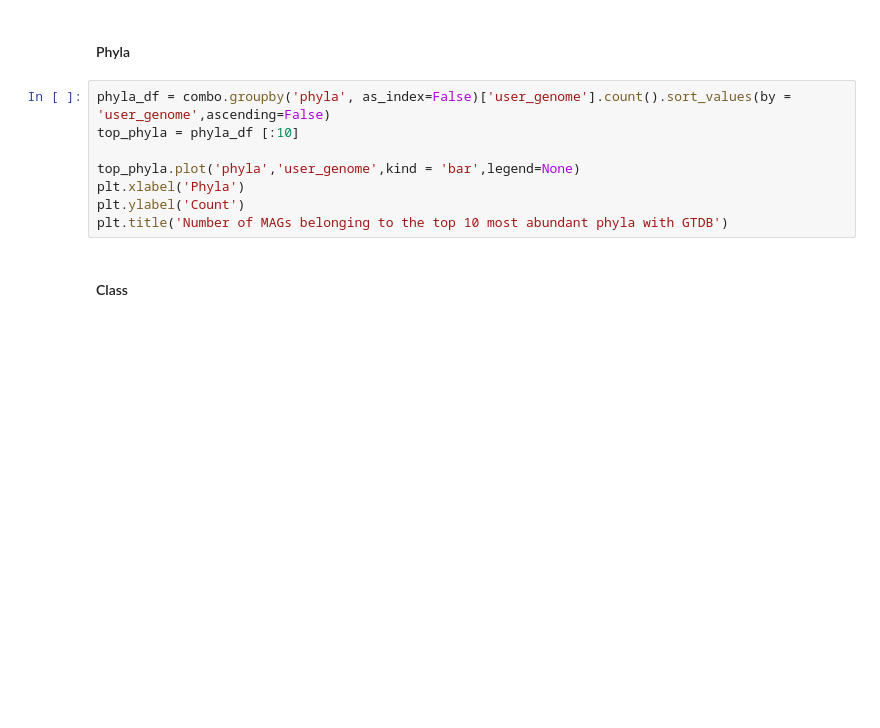
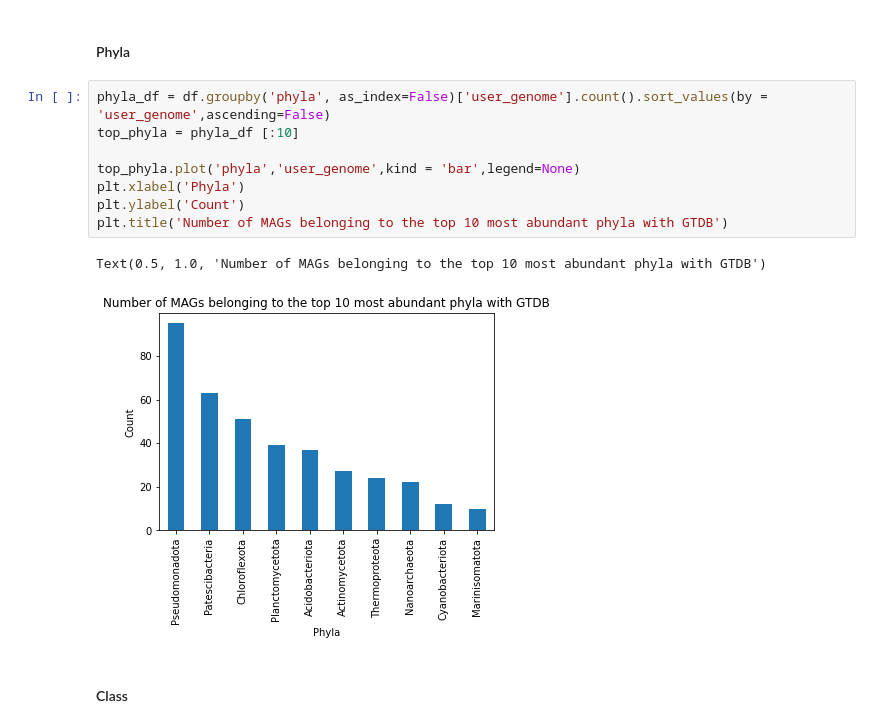
Before and after one commit to mdherring/OMZ_MH_Analysis, a Jupyter notebook: 04_MAG_gtdbtk-jb.ipynb, the cells around one changed output. Saved outputs shown, nothing was run; the diff lists cells and outputs as text; blank space fills up the shorter version.

```diff
--- a/04_MAG_gtdbtk-jb.ipynb
+++ b/04_MAG_gtdbtk-jb.ipynb
@@ -117,13 +156,16 @@ for taxa in ['domain', 'phyla','class','order','family','genus','species']:
 # %% [markdown]
 #### Phyla
 # %%
-phyla_df = combo.groupby('phyla', as_index=False)['user_genome'].count().sort_values(by = 'user_genome',ascending=False)
+phyla_df = df.groupby('phyla', as_index=False)['user_genome'].count().sort_values(by = 'user_genome',ascending=False)
 top_phyla = phyla_df [:10]
 
 top_phyla.plot('phyla','user_genome',kind = 'bar',legend=None)
 plt.xlabel('Phyla')
 plt.ylabel('Count')
 plt.title('Number of MAGs belonging to the top 10 most abundant phyla with GTDB')
+# %% [output]
+Text(0.5, 1.0, 'Number of MAGs belonging to the top 10 most abundant phyla with GTDB')
+[figure, added]
 # %% [markdown]
 #### Class
 # %%
```
Also changed, not shown: parts of 12 cells of this notebook.
